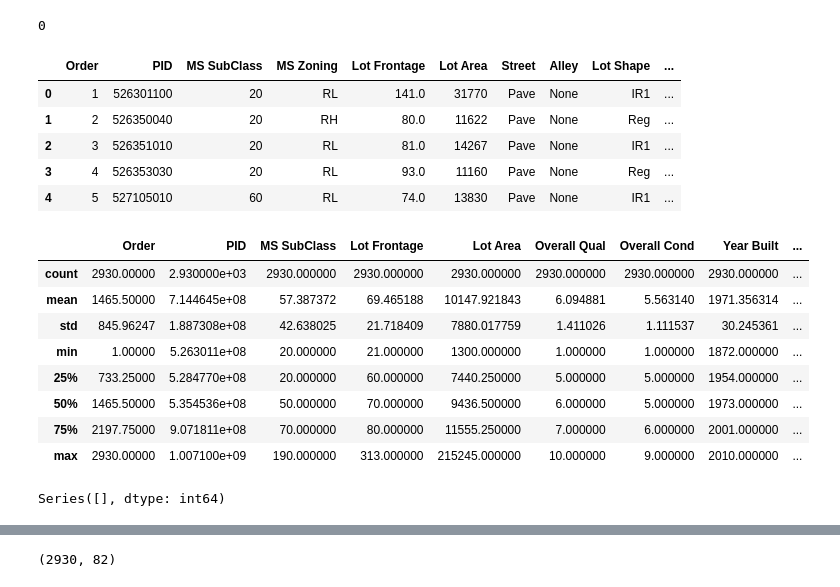
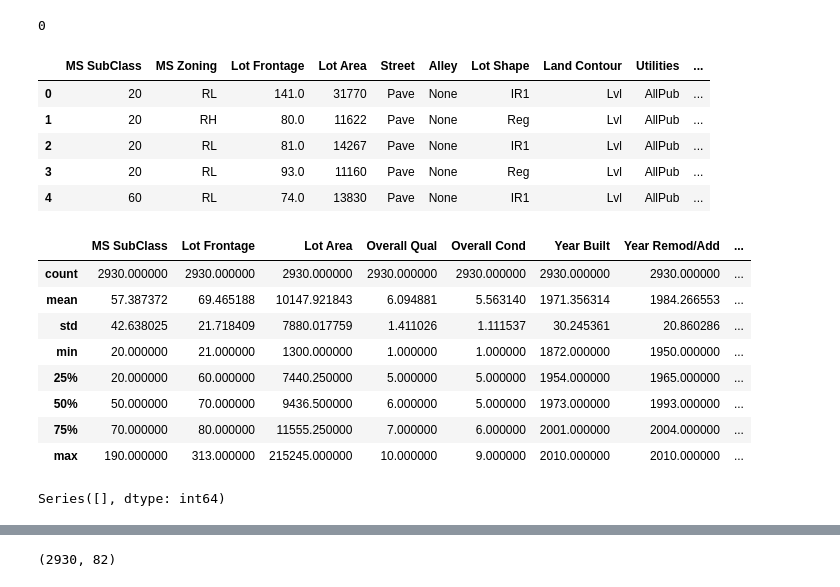
Before and after one commit to ionutelu/LabML, a Jupyter notebook: lab1.ipynb, the cells around one changed output, grey strips where cells are left out. Saved outputs shown, nothing was run; the diff lists cells and outputs as text; code cells hidden in the pictures.

Commit message:
Lab2/Clean data correctly

```diff
--- a/lab1.ipynb
+++ b/lab1.ipynb
@@ -91,7 +95,7 @@ dtype: int64
 # Addressing missing values
 
 df_clean = pd.read_csv(
-    "AmesHousing.csv", sep = '\t',
+    "AmesHousing.csv", sep='\t', dtype={"PID": "string"},
     keep_default_na=False,  # pandas turns the strings "NA"/"None" into NaN; here they mean the feature is absent (no pool, no alley), not missing data
     na_values=[""],
 )
@@ -118,53 +122,57 @@ df_clean["Has Fireplace"] = (df_clean["Fireplace Qu"] != "None").astype(int)
 df_clean["Has Fence"] = (df_clean["Fence"] != "None").astype(int)
 # 1 if the house has an alley, 0 if not.
 df_clean["Has Alley"] = (df_clean["Alley"] != "None").astype(int)
 # 1 if the house has an extra feature (shed, tennis court...), 0 if not.
 df_clean["Has Misc Feature"] = (df_clean["Misc Feature"] != "None").astype(int)
 # 1 where Lot Frontage is empty. Must run before it gets filled below.
 df_clean["Lot Frontage Missing"] = df_clean["Lot Frontage"].isnull().astype(int)
 
 # Numeric columns that are empty only when the feature does not exist.
 zero_cols = ["Garage Area", "Garage Cars", "BsmtFin SF 1", "BsmtFin SF 2", "Bsmt Unf SF",
              "Total Bsmt SF", "Bsmt Full Bath", "Bsmt Half Bath", "Mas Vnr Area"]
 # No garage or basement means size 0, so empty becomes 0.
 df_clean[zero_cols] = df_clean[zero_cols].fillna(0)
 
 # Empty lot frontage gets the median of houses in the same neighborhood.
 df_clean["Lot Frontage"] = df_clean["Lot Frontage"].fillna(df_clean.groupby("Neighborhood")["Lot Frontage"].transform("median"))
 # If a whole neighborhood is empty, use the median of all houses.
 df_clean["Lot Frontage"] = df_clean["Lot Frontage"].fillna(df_clean["Lot Frontage"].median())
 
-# No garage means no garage year. The year the house was built is used instead.
-df_clean["Garage Yr Blt"] = df_clean["Garage Yr Blt"].fillna(df_clean["Year Built"])
+# A missing garage year means that the house has no garage; use 0 rather than inventing a year.
+df_clean["Garage Yr Blt"] = df_clean["Garage Yr Blt"].fillna(0)
 # One house has no electrical system recorded. It gets the most common type.
 df_clean["Electrical"] = df_clean["Electrical"].fillna(df_clean["Electrical"].mode()[0])
 
 # Counts the cells still empty. The result should be 0.
 print(df_clean.isnull().sum().sum())
 
-display(df_clean.head())
-display(df_clean.describe())
+# Order is only the row number and PID is only a parcel identifier.
+# Keep both in df_clean for traceability, but exclude them from model-ready data and statistics.
+df_model = df_clean.drop(columns=["Order", "PID"])
+
+display(df_model.head())
+display(df_model.describe())
 
 #missing values per column
-missing_counts = df_clean.isnull().sum()
+missing_counts = df_model.isnull().sum()
 display(missing_counts[missing_counts > 0].sort_values(ascending=False))
 # %% [output]
 0
-|  | Order | PID | MS SubClass | MS Zoning | Lot Frontage | Lot Area | Street | Alley | Lot Shape | ... |
-| 0 | 1 | 526301100 | 20 | RL | 141.0 | 31770 | Pave | None | IR1 | ... |
-| 1 | 2 | 526350040 | 20 | RH | 80.0 | 11622 | Pave | None | Reg | ... |
-| 2 | 3 | 526351010 | 20 | RL | 81.0 | 14267 | Pave | None | IR1 | ... |
-| 3 | 4 | 526353030 | 20 | RL | 93.0 | 11160 | Pave | None | Reg | ... |
-| 4 | 5 | 527105010 | 60 | RL | 74.0 | 13830 | Pave | None | IR1 | ... |
+|  | MS SubClass | MS Zoning | Lot Frontage | Lot Area | Street | Alley | Lot Shape | Land Contour | Utilities | ... |
+| 0 | 20 | RL | 141.0 | 31770 | Pave | None | IR1 | Lvl | AllPub | ... |
+| 1 | 20 | RH | 80.0 | 11622 | Pave | None | Reg | Lvl | AllPub | ... |
+| 2 | 20 | RL | 81.0 | 14267 | Pave | None | IR1 | Lvl | AllPub | ... |
+| 3 | 20 | RL | 93.0 | 11160 | Pave | None | Reg | Lvl | AllPub | ... |
+| 4 | 60 | RL | 74.0 | 13830 | Pave | None | IR1 | Lvl | AllPub | ... |
-|  | Order | PID | MS SubClass | Lot Frontage | Lot Area | Overall Qual | Overall Cond | Year Built | ... |
-| count | 2930.00000 | 2.930000e+03 | 2930.000000 | 2930.000000 | 2930.000000 | 2930.000000 | 2930.000000 | 2930.000000 | ... |
-| mean | 1465.50000 | 7.144645e+08 | 57.387372 | 69.465188 | 10147.921843 | 6.094881 | 5.563140 | 1971.356314 | ... |
-| std | 845.96247 | 1.887308e+08 | 42.638025 | 21.718409 | 7880.017759 | 1.411026 | 1.111537 | 30.245361 | ... |
-| min | 1.00000 | 5.263011e+08 | 20.000000 | 21.000000 | 1300.000000 | 1.000000 | 1.000000 | 1872.000000 | ... |
-| 25% | 733.25000 | 5.284770e+08 | 20.000000 | 60.000000 | 7440.250000 | 5.000000 | 5.000000 | 1954.000000 | ... |
-| 50% | 1465.50000 | 5.354536e+08 | 50.000000 | 70.000000 | 9436.500000 | 6.000000 | 5.000000 | 1973.000000 | ... |
-| 75% | 2197.75000 | 9.071811e+08 | 70.000000 | 80.000000 | 11555.250000 | 7.000000 | 6.000000 | 2001.000000 | ... |
-| max | 2930.00000 | 1.007100e+09 | 190.000000 | 313.000000 | 215245.000000 | 10.000000 | 9.000000 | 2010.000000 | ... |
+|  | MS SubClass | Lot Frontage | Lot Area | Overall Qual | Overall Cond | Year Built | Year Remod/Add | ... |
+| count | 2930.000000 | 2930.000000 | 2930.000000 | 2930.000000 | 2930.000000 | 2930.000000 | 2930.000000 | ... |
+| mean | 57.387372 | 69.465188 | 10147.921843 | 6.094881 | 5.563140 | 1971.356314 | 1984.266553 | ... |
+| std | 42.638025 | 21.718409 | 7880.017759 | 1.411026 | 1.111537 | 30.245361 | 20.860286 | ... |
+| min | 20.000000 | 21.000000 | 1300.000000 | 1.000000 | 1.000000 | 1872.000000 | 1950.000000 | ... |
+| 25% | 20.000000 | 60.000000 | 7440.250000 | 5.000000 | 5.000000 | 1954.000000 | 1965.000000 | ... |
+| 50% | 50.000000 | 70.000000 | 9436.500000 | 6.000000 | 5.000000 | 1973.000000 | 1993.000000 | ... |
+| 75% | 70.000000 | 80.000000 | 11555.250000 | 7.000000 | 6.000000 | 2001.000000 | 2004.000000 | ... |
+| max | 190.000000 | 313.000000 | 215245.000000 | 10.000000 | 9.000000 | 2010.000000 | 2010.000000 | ... |
 Series([], dtype: int64)
 # %%
 #Finding possible outliers using IQR
```
Also changed, not shown: parts of 4 cells of this notebook.
